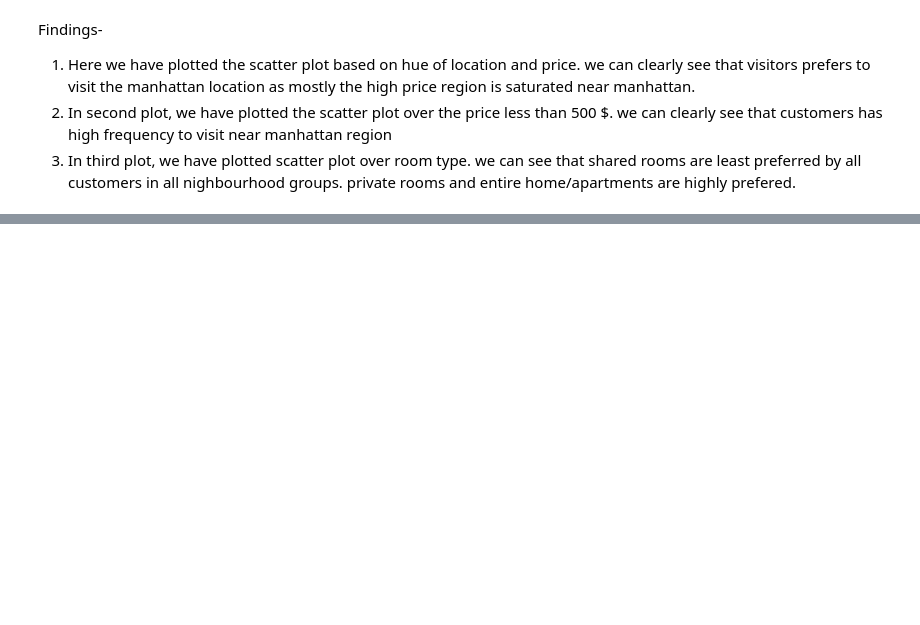
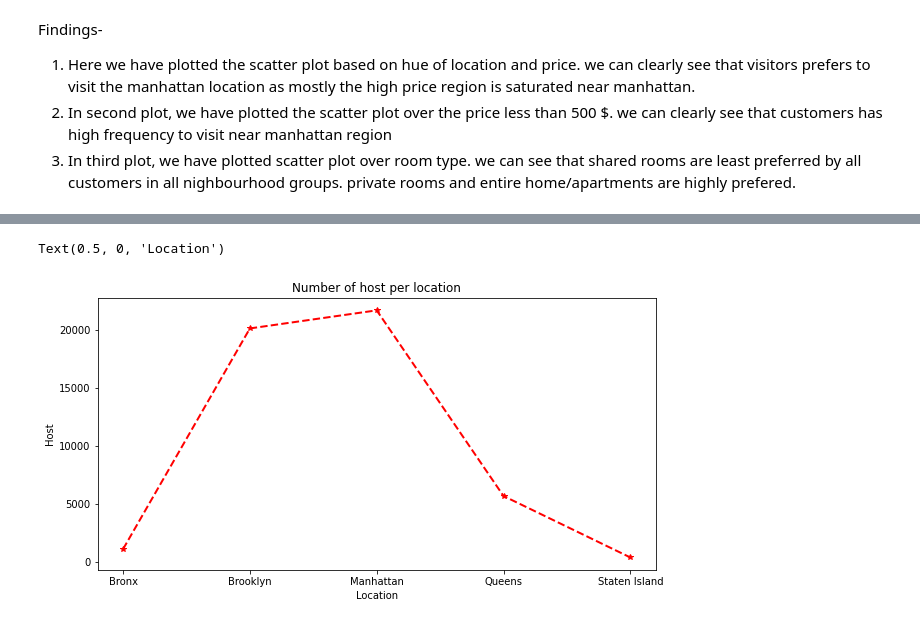
Before and after one commit to pankaj-beldar/Capstone_Project01_Airbnb_Booking_Analysis, a Jupyter notebook: PRB_Indivisual_Nootbook_Airbnb_Booking_Analysis_EDA.ipynb, the cells around one changed output, grey strips where cells are left out. Cells and saved outputs as stored; diff of their text form; code cells hidden in the pictures; blank space fills up the shorter version.

```diff
--- a/PRB_Indivisual_Nootbook_Airbnb_Booking_Analysis_EDA.ipynb
+++ b/PRB_Indivisual_Nootbook_Airbnb_Booking_Analysis_EDA.ipynb
@@ -306,0 +335,3 @@ Findings-
+# %%
+no_of_active_host= df.groupby('neighbourhood_group')['host_id'].count()
+no_of_active_host
@@ -306,0 +346,10 @@ Findings-
+# %%
+#Graph
+plt.figure(figsize=(10,5))
+plt.plot(no_of_active_host, 'r*--', lw=2)
+plt.title('Number of host per location')
+plt.ylabel('Host')
+plt.xlabel('Location')
+# %% [output]
+Text(0.5, 0, 'Location')
+[figure, added]
```
Also changed, not shown: parts of 8 cells of this notebook.
